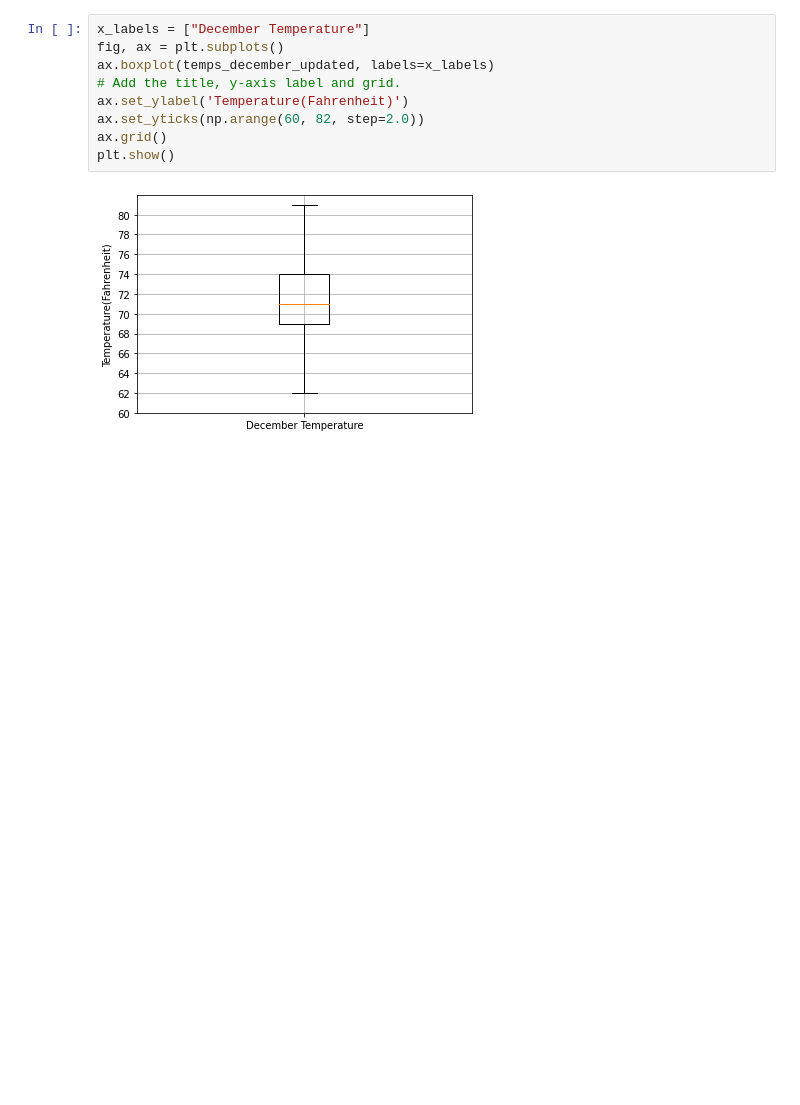
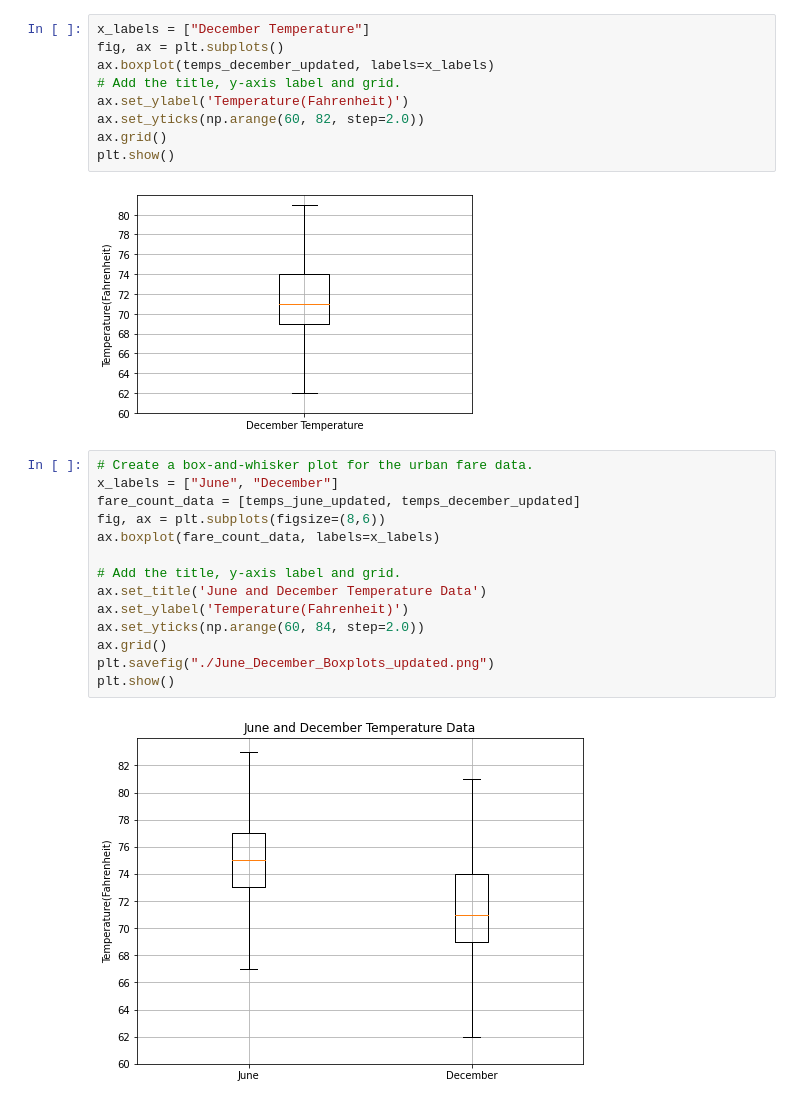
Before and after one commit to nluna96/surfs_up, a Jupyter notebook: SurfsUp_Challenge.ipynb, the cells around one changed output. Saved outputs shown, nothing was run; the diff lists cells and outputs as text; blank space fills up the shorter version.

```diff
--- a/SurfsUp_Challenge.ipynb
+++ b/SurfsUp_Challenge.ipynb
@@ -235,3 +235,19 @@ ax.grid()
 plt.show()
 # %% [output]
 [figure]
+# %%
+# Create a box-and-whisker plot for the urban fare data.
+x_labels = ["June", "December"]
+fare_count_data = [temps_june_updated, temps_december_updated]
+fig, ax = plt.subplots(figsize=(8,6))
+ax.boxplot(fare_count_data, labels=x_labels)
+
+# Add the title, y-axis label and grid.
+ax.set_title('June and December Temperature Data')
+ax.set_ylabel('Temperature(Fahrenheit)')
+ax.set_yticks(np.arange(60, 84, step=2.0))
+ax.grid()
+plt.savefig("./June_December_Boxplots_updated.png")
+plt.show()
+# %% [output]
+[figure, added]
```
Also changed, not shown: parts of 1 cell of this notebook, 1 other file.
